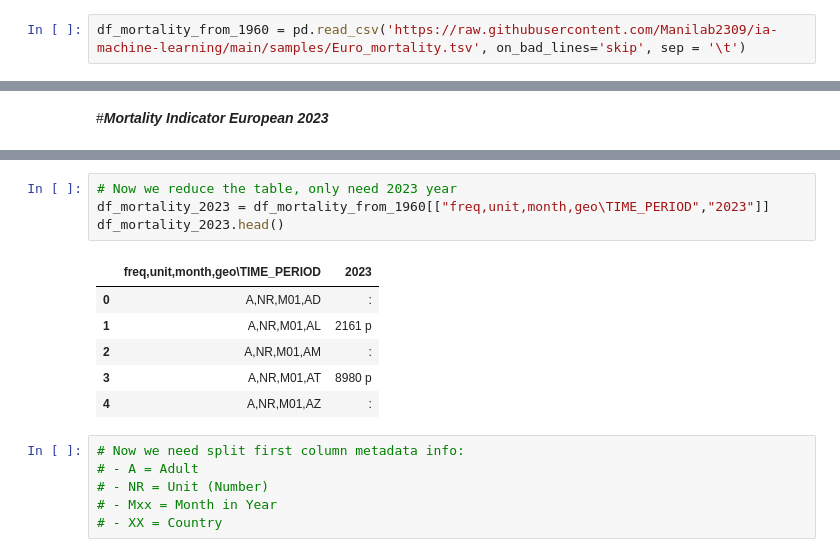
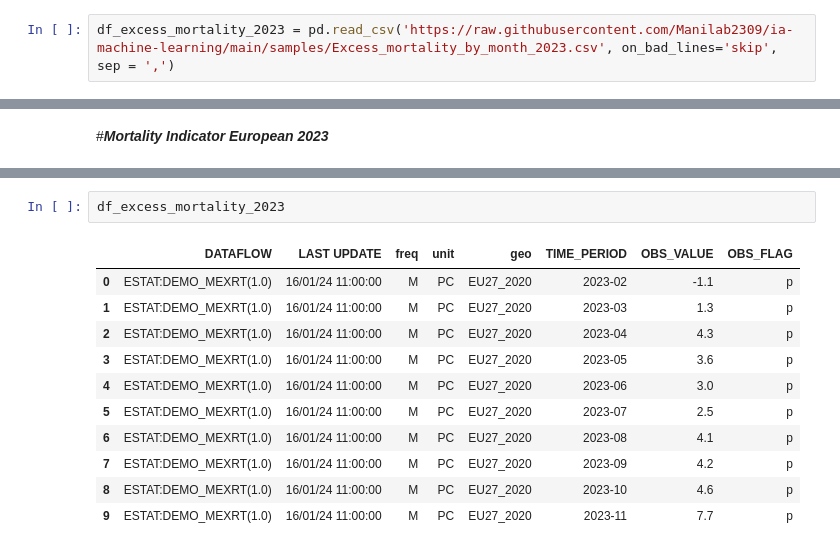
Before and after one commit to Manilab2309/ia-machine-learning, a Jupyter notebook: lab/NB_analyst_broker_operations.ipynb, the cells around one changed output, grey strips where cells are left out. Cells and saved outputs as stored; diff of their text form.

Commit message:
Fixed source mortality to excess

```diff
--- a/lab/NB_analyst_broker_operations.ipynb
+++ b/lab/NB_analyst_broker_operations.ipynb
@@ -79,5 +79,5 @@ Source: https://ec.europa.eu/eurostat/web/population-demography/demography-popul
 # %%
-df_mortality_from_1960 = pd.read_csv('https://raw.githubusercontent.com/Manilab2309/ia-machine-learning/main/samples/Euro_mortality.tsv', on_bad_lines='skip', sep = '\t')
+df_excess_mortality_2023 = pd.read_csv('https://raw.githubusercontent.com/Manilab2309/ia-machine-learning/main/samples/Excess_mortality_by_month_2023.csv', on_bad_lines='skip', sep = ',')
 # %% [markdown]
 # ***Ibex 35 - 2023 Year***
 # %%
@@ -569,17 +529,14 @@ Index(['freq,unit,month,geo\TIME_PERIOD', '1960', '1961', '1962', '1963',
-# %%
-# Now we reduce the table, only need 2023 year
-df_mortality_2023 = df_mortality_from_1960[["freq,unit,month,geo\TIME_PERIOD","2023"]]
-df_mortality_2023.head()
-# %% [output]
-|  | freq,unit,month,geo\TIME_PERIOD | 2023 |
-| 0 | A,NR,M01,AD | : |
-| 1 | A,NR,M01,AL | 2161 p |
-| 2 | A,NR,M01,AM | : |
-| 3 | A,NR,M01,AT | 8980 p |
-| 4 | A,NR,M01,AZ | : |
-# %%
-# Now we need split first column metadata info:
-# - A = Adult
-# - NR = Unit (Number)
-# - Mxx = Month in Year
-# - XX = Country
+# %%
+df_excess_mortality_2023
+# %% [output]
+|  | DATAFLOW | LAST UPDATE | freq | unit | geo | TIME_PERIOD | OBS_VALUE | OBS_FLAG |
+| 0 | ESTAT:DEMO_MEXRT(1.0) | 16/01/24 11:00:00 | M | PC | EU27_2020 | 2023-02 | -1.1 | p |
+| 1 | ESTAT:DEMO_MEXRT(1.0) | 16/01/24 11:00:00 | M | PC | EU27_2020 | 2023-03 | 1.3 | p |
+| 2 | ESTAT:DEMO_MEXRT(1.0) | 16/01/24 11:00:00 | M | PC | EU27_2020 | 2023-04 | 4.3 | p |
+| 3 | ESTAT:DEMO_MEXRT(1.0) | 16/01/24 11:00:00 | M | PC | EU27_2020 | 2023-05 | 3.6 | p |
+| 4 | ESTAT:DEMO_MEXRT(1.0) | 16/01/24 11:00:00 | M | PC | EU27_2020 | 2023-06 | 3.0 | p |
+| 5 | ESTAT:DEMO_MEXRT(1.0) | 16/01/24 11:00:00 | M | PC | EU27_2020 | 2023-07 | 2.5 | p |
+| 6 | ESTAT:DEMO_MEXRT(1.0) | 16/01/24 11:00:00 | M | PC | EU27_2020 | 2023-08 | 4.1 | p |
+| 7 | ESTAT:DEMO_MEXRT(1.0) | 16/01/24 11:00:00 | M | PC | EU27_2020 | 2023-09 | 4.2 | p |
+| 8 | ESTAT:DEMO_MEXRT(1.0) | 16/01/24 11:00:00 | M | PC | EU27_2020 | 2023-10 | 4.6 | p |
+| 9 | ESTAT:DEMO_MEXRT(1.0) | 16/01/24 11:00:00 | M | PC | EU27_2020 | 2023-11 | 7.7 | p |
```
Also changed, not shown: parts of 4 cells of this notebook.
